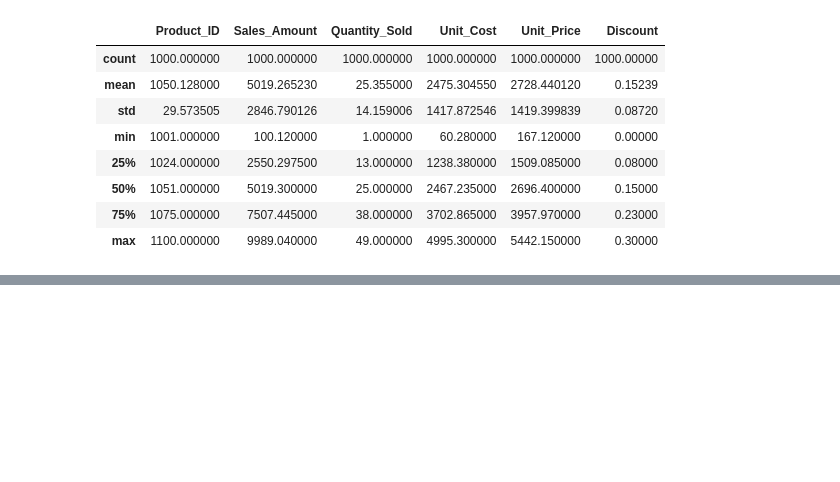
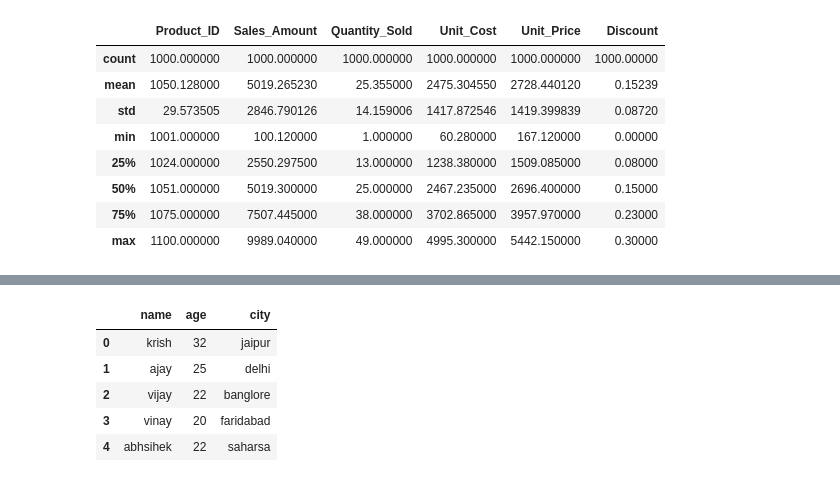
Before and after one commit to kumarabhishek0001/Krish-Naik-ML-Bootcamp, a Jupyter notebook: Section-13/02_pandas.ipynb, the cells around one changed output, grey strips where cells are left out. Drawn from its saved outputs; the diff is of its cells as text; code cells hidden in the pictures; blank space fills up the shorter version.

```diff
--- a/Section-13/02_pandas.ipynb
+++ b/Section-13/02_pandas.ipynb
@@ -334,0 +337,17 @@ sales_df.describe()
+# %%
+data = [
+    {'name':'krish', 'age':32, 'city':'jaipur'},
+    {'name':'ajay', 'age':25, 'city': 'delhi'},
+    {'name':'vijay', 'age':22, 'city':'banglore'}
+]
+
+df1 = pd.DataFrame(data)
+
+data2 = {
+    "name":["vinay"], "age":[20], "city": ["faridabad"]
+}
+
+df2 = pd.DataFrame(data2)
+
+print(df1)
+print(df2)
@@ -334,0 +361,4 @@ sales_df.describe()
+# %%
+# connecting multiple dataframe
+main_df = pd.concat([df1,df2], ignore_index=True)
+main_df
@@ -334,0 +371,11 @@ sales_df.describe()
+# %%
+# Adding row in dataframe
+main_df.loc[len(main_df)] = {'name':'abhsihek', 'age':22, 'city':'saharsa'}
+main_df
+# %% [output]
+|  | name | age | city |
+| 0 | krish | 32 | jaipur |
+| 1 | ajay | 25 | delhi |
+| 2 | vijay | 22 | banglore |
+| 3 | vinay | 20 | faridabad |
+| 4 | abhsihek | 22 | saharsa |
```
Also changed, not shown: parts of 3 cells of this notebook, 5 other files.
